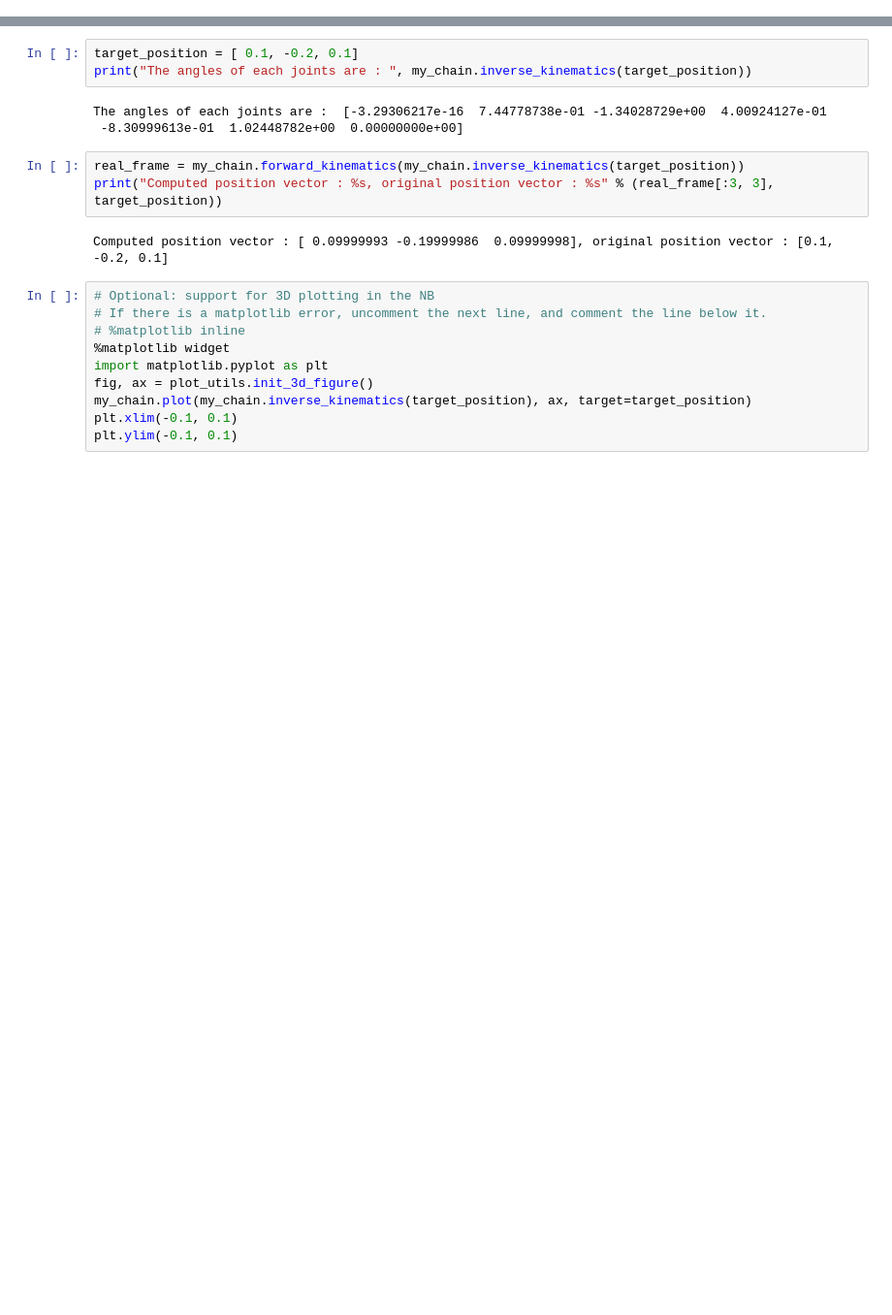
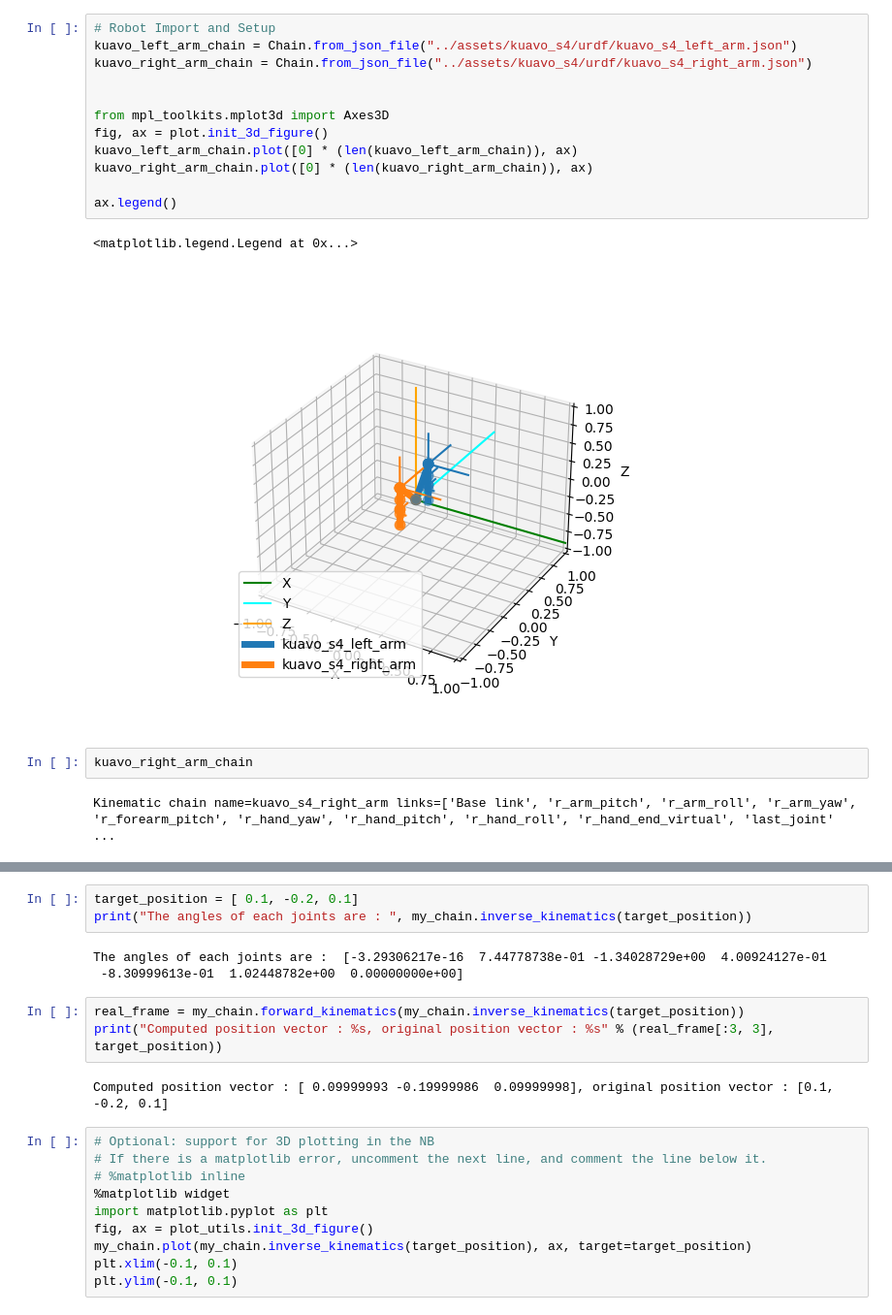
Before and after one commit to wangshub/TeleVision, a Jupyter notebook: scripts/kuavo_ik.ipynb, the cells around one changed output, grey strips where cells are left out. Shown at 97% size. Saved outputs shown, nothing was run; the diff lists cells and outputs as text; blank space fills up the shorter version.

```diff
--- a/scripts/kuavo_ik.ipynb
+++ b/scripts/kuavo_ik.ipynb
@@ -4,0 +12,19 @@ import ikpy.utils.plot as plot_utils
+# %%
+# Robot Import and Setup
+kuavo_left_arm_chain = Chain.from_json_file("../assets/kuavo_s4/urdf/kuavo_s4_left_arm.json")
+kuavo_right_arm_chain = Chain.from_json_file("../assets/kuavo_s4/urdf/kuavo_s4_right_arm.json")
+
+
+from mpl_toolkits.mplot3d import Axes3D
+fig, ax = plot.init_3d_figure()
+kuavo_left_arm_chain.plot([0] * (len(kuavo_left_arm_chain)), ax)
+kuavo_right_arm_chain.plot([0] * (len(kuavo_right_arm_chain)), ax)
+
+ax.legend()
+# %% [output]
+<matplotlib.legend.Legend at 0x...>
+[figure, added]
+# %%
+kuavo_right_arm_chain
+# %% [output]
+Kinematic chain name=kuavo_s4_right_arm links=['Base link', 'r_arm_pitch', 'r_arm_roll', 'r_arm_yaw', 'r_forearm_pitch', 'r_hand_yaw', 'r_hand_pitch', 'r_hand_roll', 'r_hand_end_virtual', 'last_joint' ...
```
Also changed, not shown: parts of 8 cells of this notebook, 7 other files.
